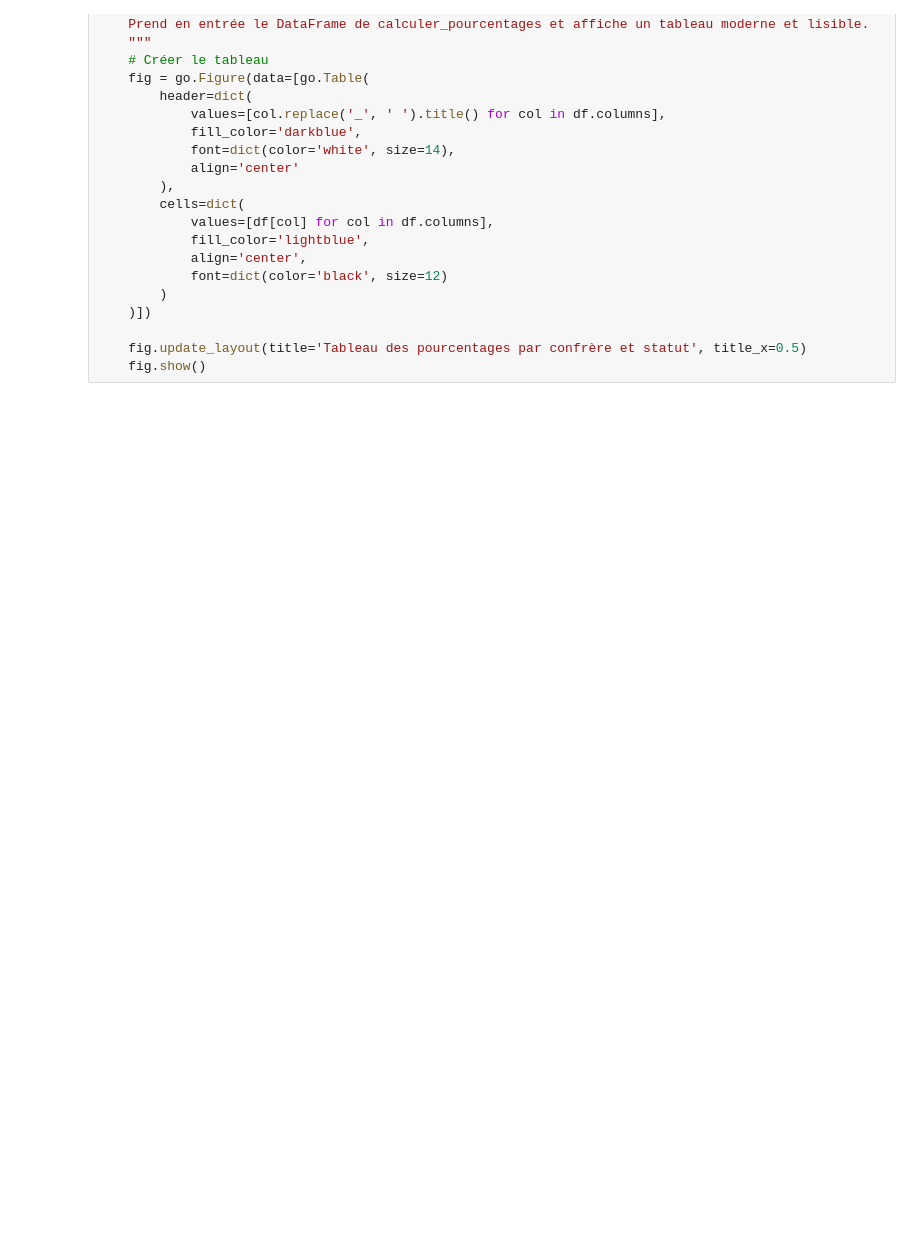
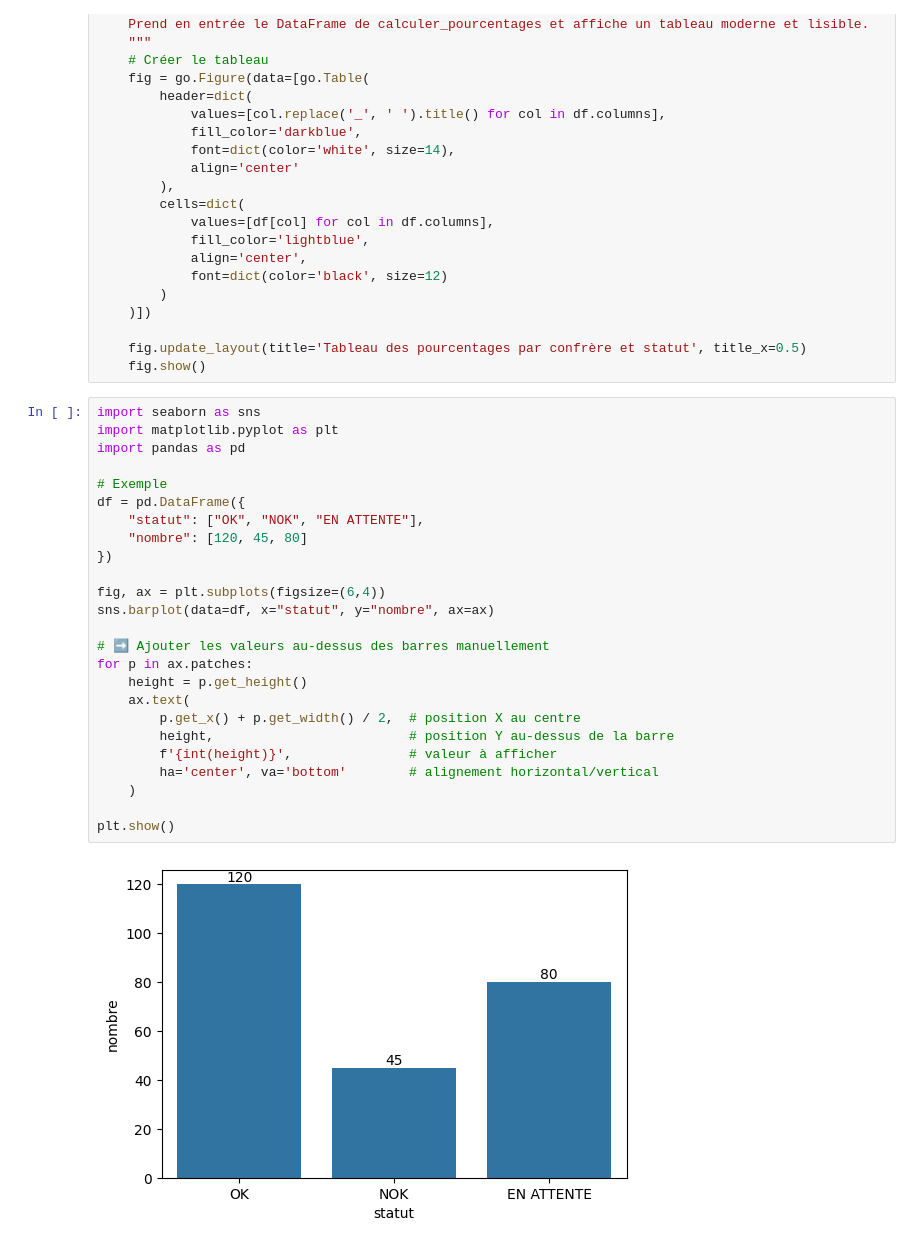
Before and after one commit to Maria-lin/How-to-make-notebook-in-dataiku, a Jupyter notebook: untitled15.ipynb, the cells around one changed output. Drawn from its saved outputs; the diff is of its cells as text; blank space fills up the shorter version.

```diff
--- a/untitled15.ipynb
+++ b/untitled15.ipynb
@@ -2089,3 +2089,30 @@ def afficher_tableau_beau(df):
 
     fig.update_layout(title='Tableau des pourcentages par confrère et statut', title_x=0.5)
     fig.show()
+# %%
+import seaborn as sns
+import matplotlib.pyplot as plt
+import pandas as pd
+
+# Exemple
+df = pd.DataFrame({
+    "statut": ["OK", "NOK", "EN ATTENTE"],
+    "nombre": [120, 45, 80]
+})
+
+fig, ax = plt.subplots(figsize=(6,4))
+sns.barplot(data=df, x="statut", y="nombre", ax=ax)
+
+# ➡️ Ajouter les valeurs au-dessus des barres manuellement
+for p in ax.patches:
+    height = p.get_height()
+    ax.text(
+        p.get_x() + p.get_width() / 2,  # position X au centre
+        height,                         # position Y au-dessus de la barre
+        f'{int(height)}',               # valeur à afficher
+        ha='center', va='bottom'        # alignement horizontal/vertical
+    )
+
+plt.show()
+# %% [output]
+[figure, added]
```
